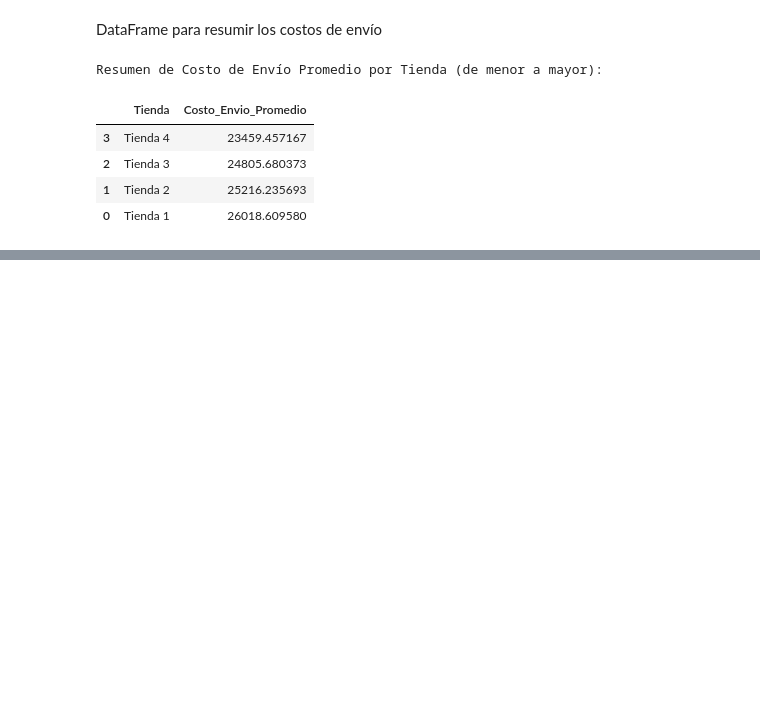
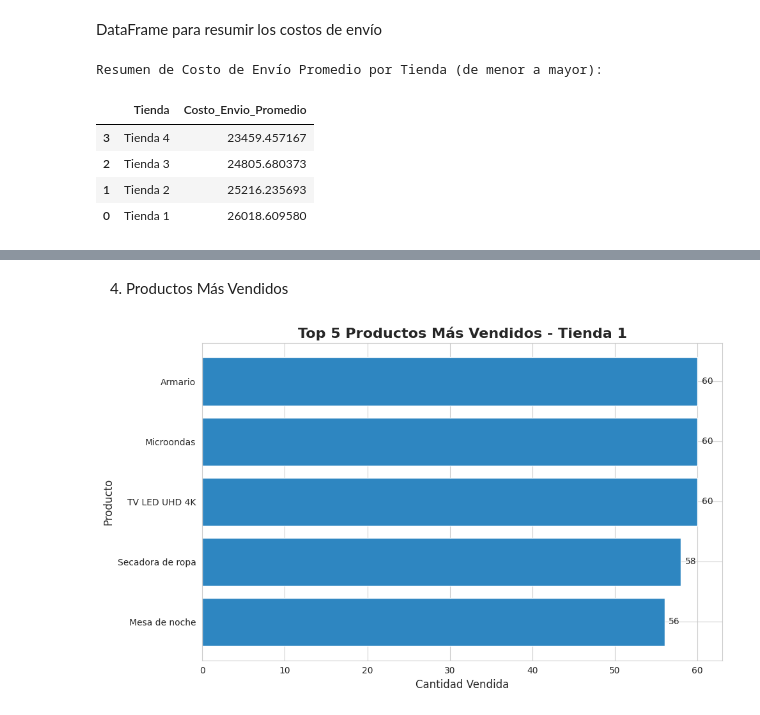
Before and after one commit to LordAguaKate/Store, a Jupyter notebook: AluraStoreLatam.ipynb, the cells around one changed output, grey strips where cells are left out. Cells and saved outputs as stored; diff of their text form; code cells hidden in the pictures; blank space fills up the shorter version.

```diff
--- a/AluraStoreLatam.ipynb
+++ b/AluraStoreLatam.ipynb
@@ -266,0 +363,23 @@ Resumen de Costo de Envío Promedio por Tienda (de menor a mayor):
+# %% [markdown]
+4. Productos Más Vendidos
+# %%
+top_5_tienda_1 = prod_ventas_1.head(5).sort_values(ascending=True)
+
+plt.figure(figsize=(10, 6))
+
+barras_h = plt.barh(top_5_tienda_1.index, top_5_tienda_1.values, color='#2E86C1')
+
+plt.title('Top 5 Productos Más Vendidos - Tienda 1', fontsize=16, fontweight='bold')
+plt.xlabel('Cantidad Vendida', fontsize=12)
+plt.ylabel('Producto', fontsize=12)
+
+for barra in barras_h:
+    width = barra.get_width()
+    plt.text(width + 0.5, barra.get_y() + barra.get_height()/2.0,
+             f'{width}',
+             ha='left', va='center')
+
+plt.tight_layout()
+plt.show()
+# %% [output]
+[figure, added]
```
Also changed, not shown: parts of 9 cells of this notebook.
